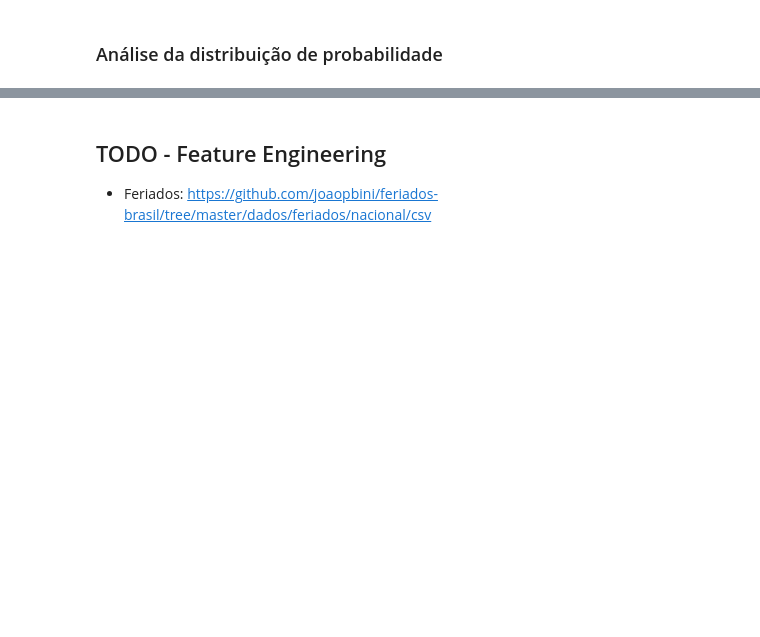
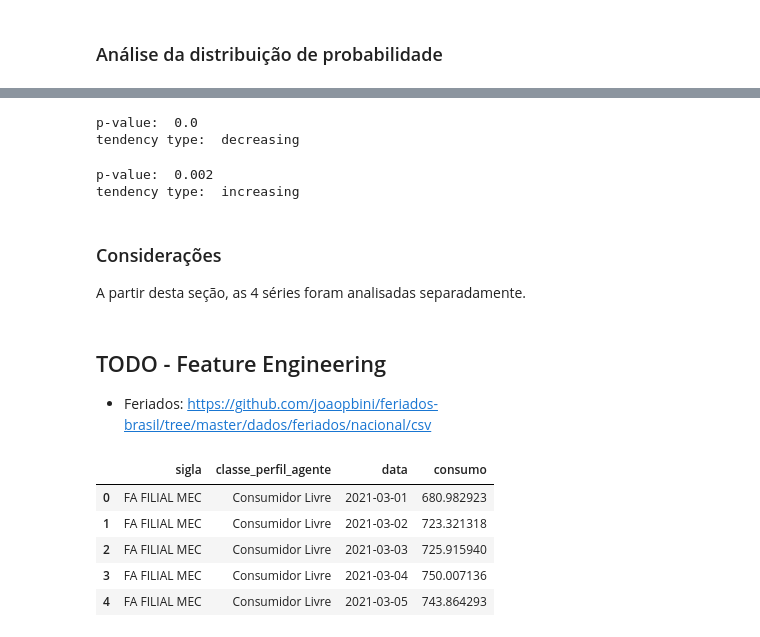
Before and after one commit to ericyaang/EnergyDemandPrediction, a Jupyter notebook: notebooks/eda_forecast.ipynb, the cells around one changed output, grey strips where cells are left out. Drawn from its saved outputs; the diff is of its cells as text; code cells hidden in the pictures; blank space fills up the shorter version.

```diff
--- a/notebooks/eda_forecast.ipynb
+++ b/notebooks/eda_forecast.ipynb
@@ -223,3 +345,28 @@ for position, sigla in enumerate(consumo_reduced['sigla'].unique()):
+# %%
+tendency_with_seasonality_test = mk.seasonal_test(
+    daily_consume.query(f"""sigla == 'FA FILIAL MEC'""")['consumo'],
+    period = 365
+)
+
+print('p-value: ', np.round(tendency_with_seasonality_test.p, 3))
+print('tendency type: ', tendency_with_seasonality_test.trend)
+# %% [output]
+p-value:  0.0
+tendency type:  decreasing
+# %%
+tendency_test = mk.hamed_rao_modification_test(
+    daily_consume.query(f"""sigla == 'FIAT AUTOCL 514 23'""")['consumo']
+)
+
+print('p-value: ', np.round(tendency_test.p, 3))
+print('tendency type: ', tendency_test.trend)
+# %% [output]
+p-value:  0.002
+tendency type:  increasing
+# %% [markdown]
+### Considerações
+
+A partir desta seção, as 4 séries foram analisadas separadamente.
 # %% [markdown]
 ## TODO - Feature Engineering
 
@@ -226,0 +376,9 @@ for position, sigla in enumerate(consumo_reduced['sigla'].unique()):
+# %%
+daily_consume_enriched.head()
+# %% [output]
+|  | sigla | classe_perfil_agente | data | consumo |
+| 0 | FA FILIAL MEC | Consumidor Livre | 2021-03-01 | 680.982923 |
+| 1 | FA FILIAL MEC | Consumidor Livre | 2021-03-02 | 723.321318 |
+| 2 | FA FILIAL MEC | Consumidor Livre | 2021-03-03 | 725.915940 |
+| 3 | FA FILIAL MEC | Consumidor Livre | 2021-03-04 | 750.007136 |
+| 4 | FA FILIAL MEC | Consumidor Livre | 2021-03-05 | 743.864293 |
```
Also changed, not shown: parts of 25 cells of this notebook.
